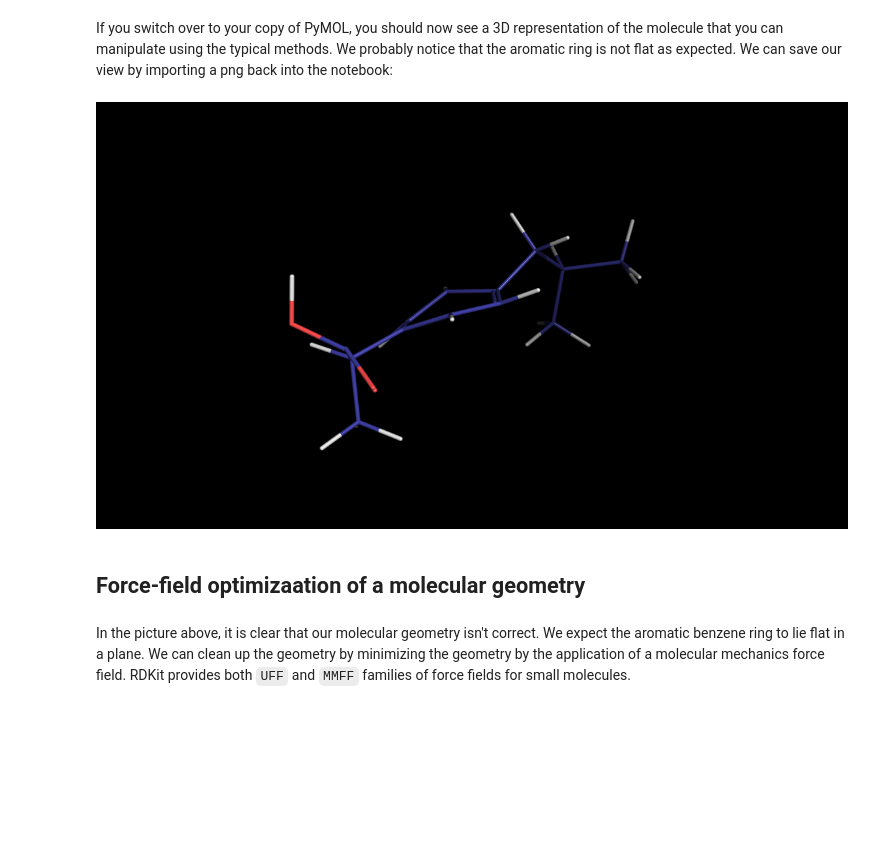
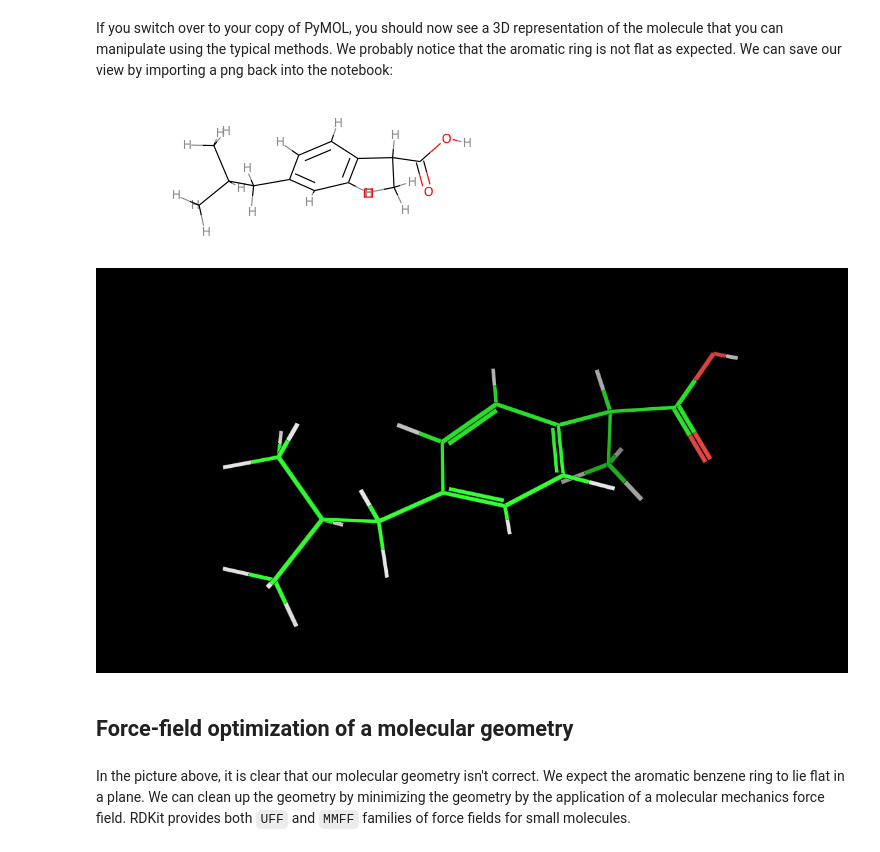
Before and after one commit to asteeves/asteeves.github.io, a Jupyter notebook: downloads/notebooks/RDKit_KulikLab_02_Geometry.ipynb, the cells around one changed output. Cells and saved outputs as stored; diff of their text form; code cells hidden in the pictures; blank space fills up the shorter version.

```diff
--- a/downloads/notebooks/RDKit_KulikLab_02_Geometry.ipynb
+++ b/downloads/notebooks/RDKit_KulikLab_02_Geometry.ipynb
@@ -66,10 +68,14 @@ If you switch over to your copy of PyMOL, you should now see a 3D representation
+# %%
+ibuH
+# %% [output]
+[figure, added]
 # %%
-v.server.do('ray')
+#v.server.do('ray')
 v.GetPNG()
 # %% [output]
-[figure, old version]
+[figure, new version]
 # %% [markdown]
-## Force-field optimizaation of a molecular geometry
+## Force-field optimization of a molecular geometry
 # %% [markdown]
 In the picture above, it is clear that our molecular geometry isn't correct. We expect the aromatic benzene ring to lie flat in a plane. We can clean up the geometry by minimizing the geometry by the application of a molecular mechanics force field. RDKit provides both `UFF` and `MMFF` families of force fields for small molecules.
 # %%
```
Also changed, not shown: parts of 4 cells of this notebook, 11 other files.
